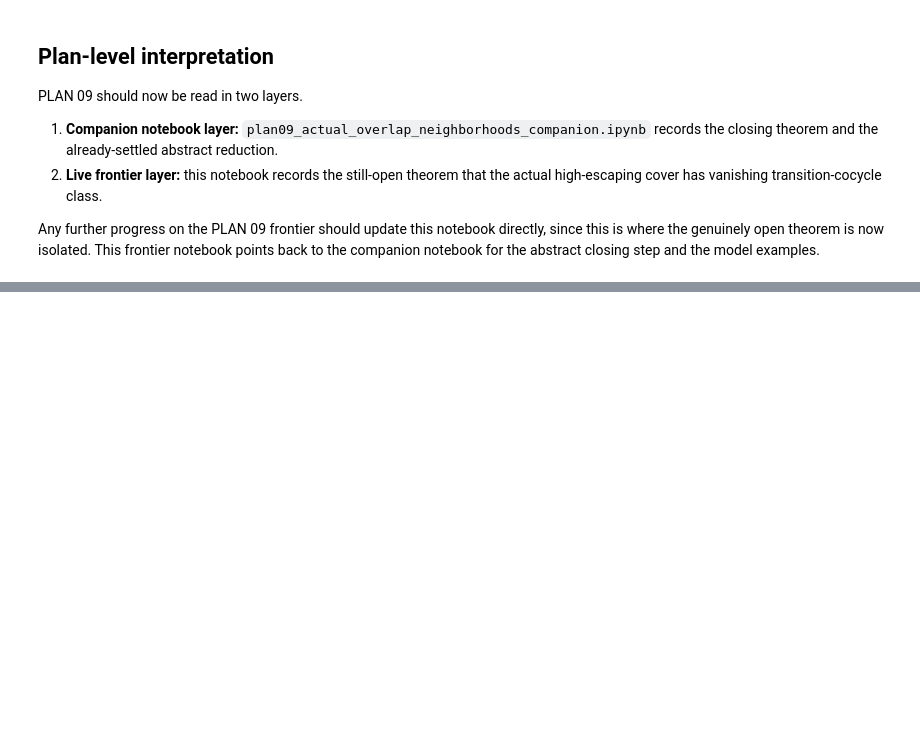
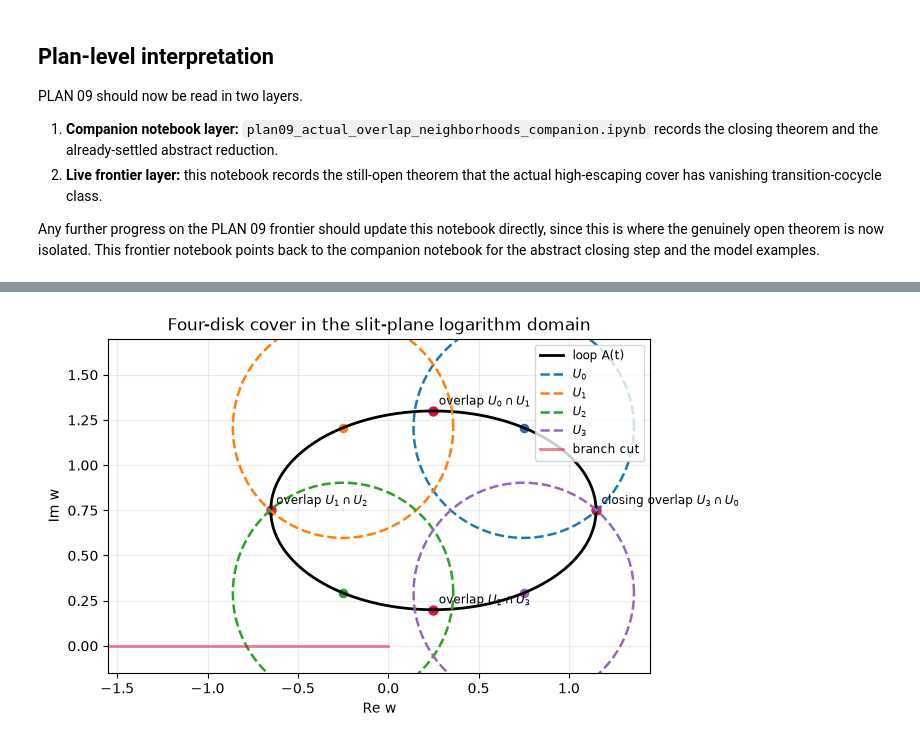
Before and after one commit to kirill-kondrashov/mlc, a Jupyter notebook: notebooks/frontier_plan09_vanishing_cocycle.ipynb, the cells around one changed output, grey strips where cells are left out. Saved outputs shown, nothing was run; the diff lists cells and outputs as text; code cells hidden in the pictures; blank space fills up the shorter version.

```diff
--- a/notebooks/frontier_plan09_vanishing_cocycle.ipynb
+++ b/notebooks/frontier_plan09_vanishing_cocycle.ipynb
@@ -89,0 +179,86 @@ Any further progress on the PLAN 09 frontier should update this notebook directl
+# %%
+import numpy as np
+import matplotlib.pyplot as plt
+
+
+def A(t):
+    theta = 2.0 * np.pi * t
+    return 0.25 + 0.9 * np.cos(theta) + 1j * (0.75 + 0.55 * np.sin(theta))
+
+
+def principal_log(z):
+    return np.log(np.abs(z)) + 1j * np.angle(z)
+
+
+t = np.linspace(0.0, 1.0, 1601)
+curve = A(t)
+
+centers = np.array([
+    0.75001321 + 1.20730829j,
+    -0.25001321 + 1.20730829j,
+    -0.25001321 + 0.29269171j,
+    0.75001321 + 0.29269171j,
+], dtype=np.complex128)
+radius = 0.61
+parts = [(0.0, 0.25), (0.25, 0.5), (0.5, 0.75), (0.75, 1.0)]
+labels = [r"$U_0$", r"$U_1$", r"$U_2$", r"$U_3$"]
+colors = ["tab:blue", "tab:orange", "tab:green", "tab:purple"]
+
+overlap_points = [A(0.25), A(0.5), A(0.75), A(0.0)]
+overlap_names = [
+    r"overlap $U_0 \cap U_1$",
+    r"overlap $U_1 \cap U_2$",
+    r"overlap $U_2 \cap U_3$",
+    r"closing overlap $U_3 \cap U_0$",
+]
+
+cover_checks = []
+for center, (a, b) in zip(centers, parts):
+    mask = (t >= a) & (t <= b)
+    cover_checks.append(np.all(np.abs(curve[mask] - center) < radius))
+
+left_half_mask = curve.real <= 0.0
+min_imag_on_left = np.min(np.abs(curve.imag[left_half_mask]))
+min_abs_value = np.min(np.abs(curve))
+
+transition_samples = []
+for point in overlap_points:
+    b_left = principal_log(point)
+    b_right = principal_log(point)
+    transition_samples.append(b_right - b_left)
+
+print(f"min |A(t)| on the loop: {min_abs_value:.4f}")
+print(f"min |Im A(t)| where Re A(t) <= 0: {min_imag_on_left:.4f}")
+for j, ok in enumerate(cover_checks):
+    print(f"quarter-arc {j} covered by U_{j}: {ok}")
+for name, point, c in zip(overlap_names, overlap_points, transition_samples):
+    print(f"{name} sample point = {point}")
+    print(f"transition constant at sample point: {c}")
+
+fig, ax = plt.subplots(figsize=(7.2, 6.2))
+ax.plot(curve.real, curve.imag, color="black", linewidth=2.0, label="loop A(t)")
+
+angles = np.linspace(0.0, 2.0 * np.pi, 400)
+for center, color, label in zip(centers, colors, labels):
+    circle = center + radius * np.exp(1j * angles)
+    ax.plot(circle.real, circle.imag, linestyle="--", color=color, linewidth=1.8, label=label)
+    ax.scatter([center.real], [center.imag], color=color, s=35)
+
+for point, label in zip(overlap_points, overlap_names):
+    ax.scatter([point.real], [point.imag], color="crimson", s=42)
+    ax.text(point.real + 0.03, point.imag + 0.03, label, fontsize=8.7)
+
+branch_cut_x = np.linspace(-1.55, 0.0, 200)
+ax.plot(branch_cut_x, np.zeros_like(branch_cut_x), color="crimson", linewidth=2.0, alpha=0.55, label="branch cut")
+
+ax.set_aspect("equal", adjustable="box")
+ax.set_xlim(-1.55, 1.45)
+ax.set_ylim(-0.15, 1.7)
+ax.set_xlabel("Re w")
+ax.set_ylabel("Im w")
+ax.set_title("Four-disk cover in the slit-plane logarithm domain")
+ax.grid(alpha=0.25)
+ax.legend(loc="upper right", fontsize=8.5)
+plt.tight_layout()
+plt.show()
+# %% [output]
@@ -89,0 +279 @@ Any further progress on the PLAN 09 frontier should update this notebook directl
+[figure, added]
```
Also changed, not shown: parts of 6 cells of this notebook.
